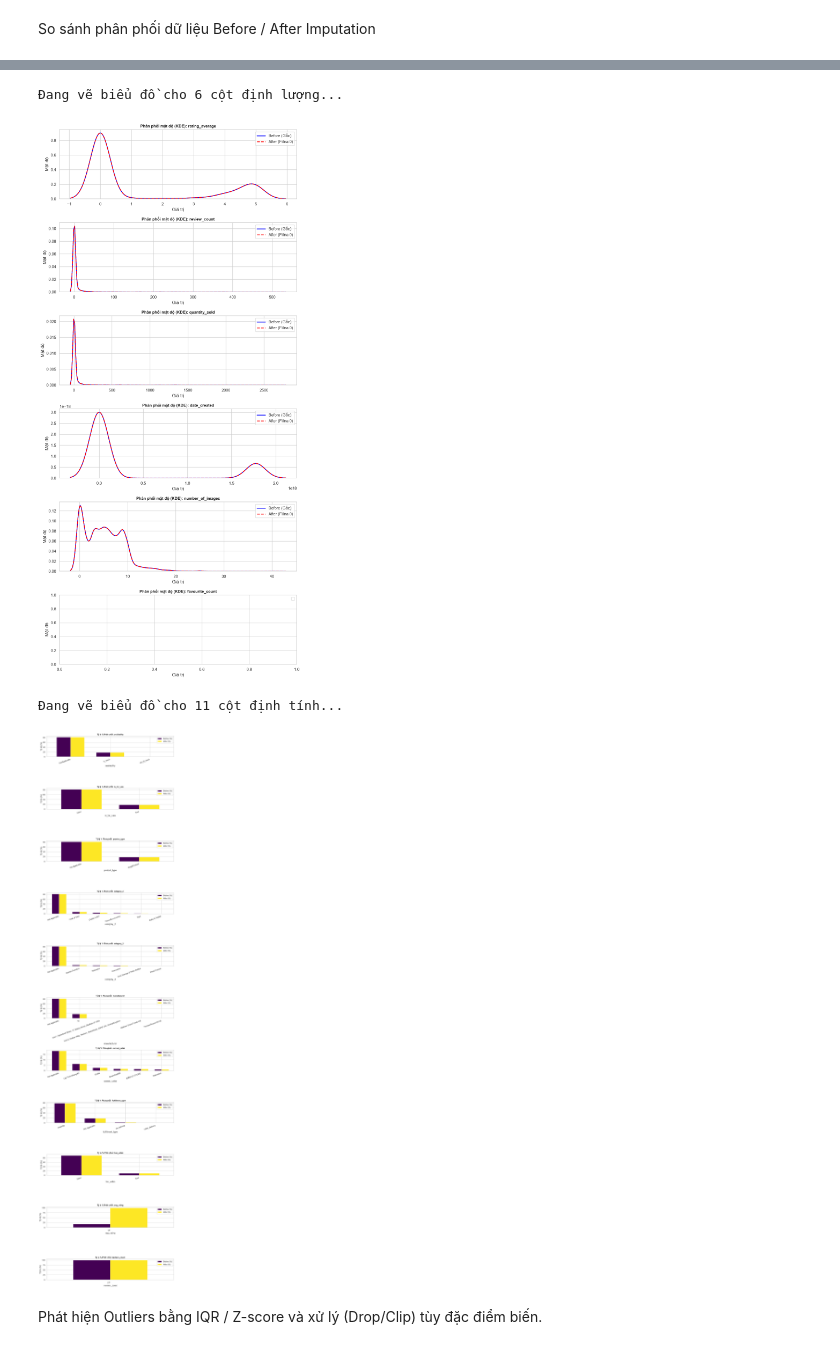
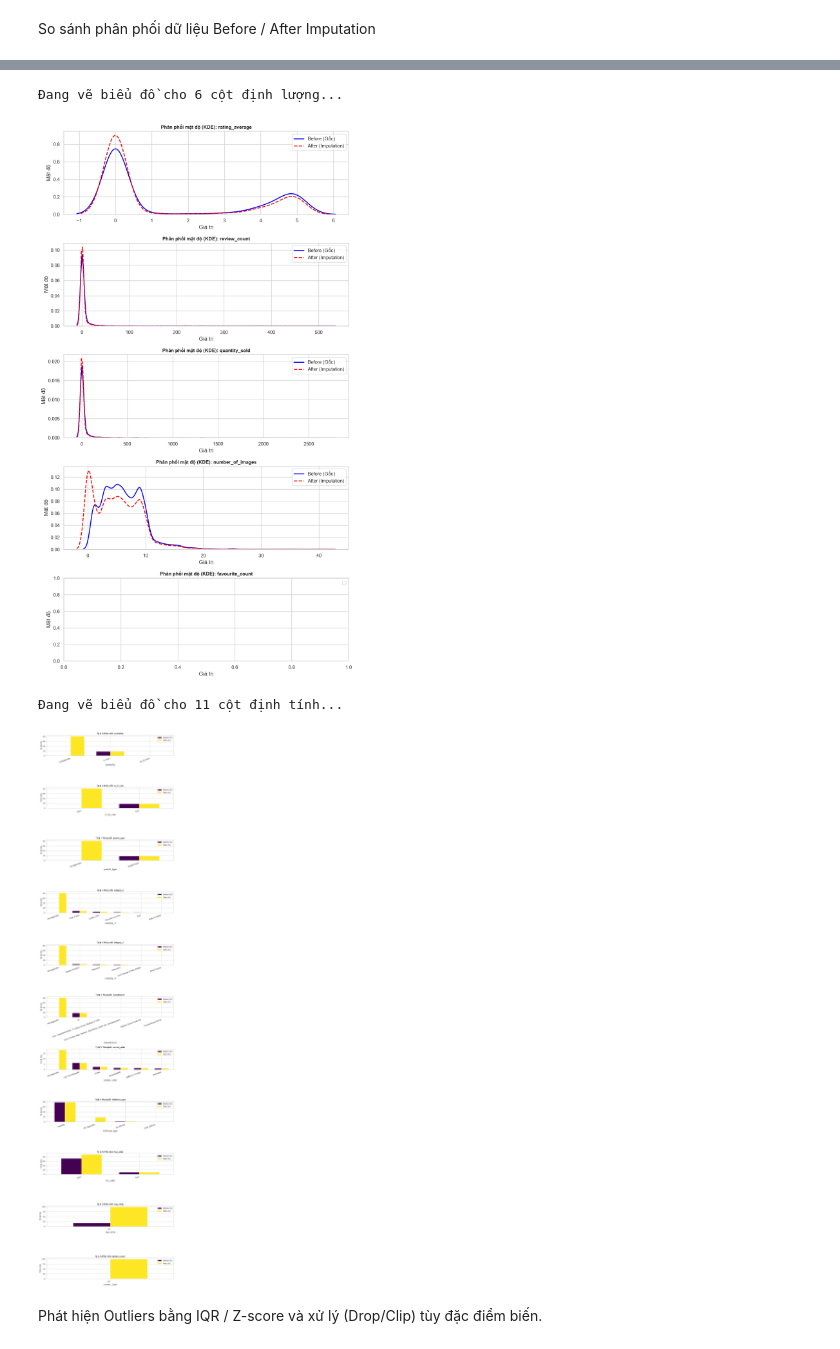
Before and after one commit to Myracc248/data-analysis-ai-nhom11, a Jupyter notebook: notebooks/05_cleaning_eda.ipynb, the cells around one changed output, grey strips where cells are left out. Cells and saved outputs as stored; diff of their text form; code cells hidden in the pictures.

```diff
--- a/notebooks/05_cleaning_eda.ipynb
+++ b/notebooks/05_cleaning_eda.ipynb
@@ -154,7 +226,6 @@ num_missing_cols = [
     'rating_average',
     'review_count',
     'quantity_sold',
-    'date_created',
     'number_of_images',
     'favourite_count',
 ]
@@ -302,7 +374,7 @@ for i, col in enumerate(num_missing_cols):
         sns.kdeplot(
             s_after,
             ax=axes[i],
-            label='After (Fillna 0)',
+            label='After (Imputation)',
             color='red',
             linestyle='--',
             linewidth=2,
@@ -338,36 +410,36 @@ for i, col in enumerate(cat_missing_cols):
             .fillna('<Missing>')
             .astype(str)
             .value_counts(normalize=True)
             .reindex(top_cats, fill_value=0)
             * 100
         )
         df_plot_after = (
             df_cleaned[col]
             .astype(str)
             .value_counts(normalize=True)
             .reindex(top_cats, fill_value=0)
             * 100
         )
 
         plot_data = pd.DataFrame(
             {'Before (%)': df_plot_before, 'After (%)': df_plot_after}
         )
 
         plot_data.plot(kind='bar', ax=axes[i], colormap='viridis', width=0.7)
         axes[i].set_title(
             f'Tỷ lệ % Phân phối: {col}', fontsize=11, fontweight='bold'
         )
         axes[i].set_ylabel('Tỷ lệ (%)')
         axes[i].set_xticklabels(axes[i].get_xticklabels(), rotation=20, ha='right')
         axes[i].legend()
 
 plt.tight_layout()
 plt.show()
 # %% [output]
 Đang vẽ biểu đồ cho 6 cột định lượng...
-[figure, old version]
+[figure, new version]
 Đang vẽ biểu đồ cho 11 cột định tính...
-[figure, old version]
+[figure, new version]
 # %% [markdown]
 Phát hiện Outliers bằng IQR / Z-score và xử lý (Drop/Clip) tùy đặc điểm biến.
 # %%
```
Also changed, not shown: parts of 23 cells of this notebook.
